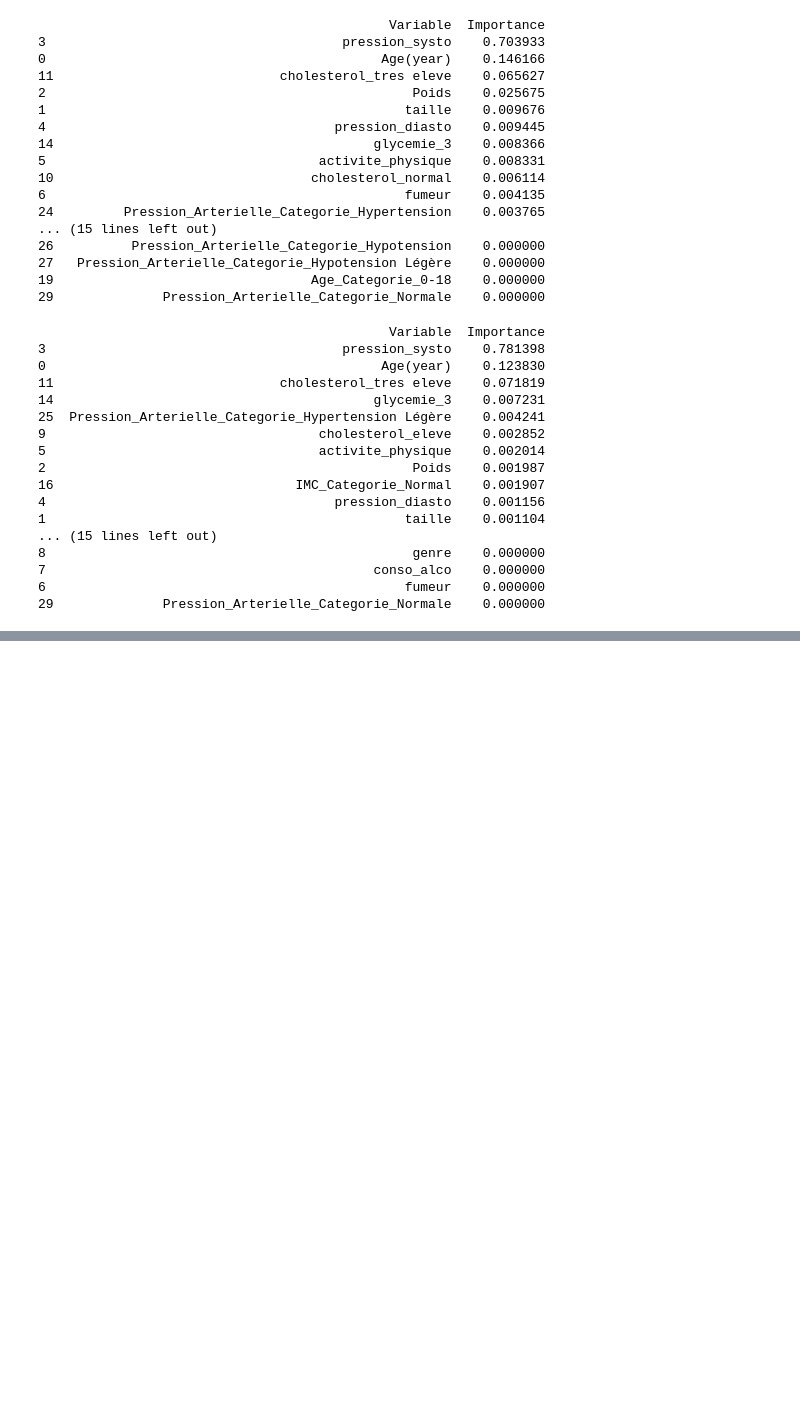
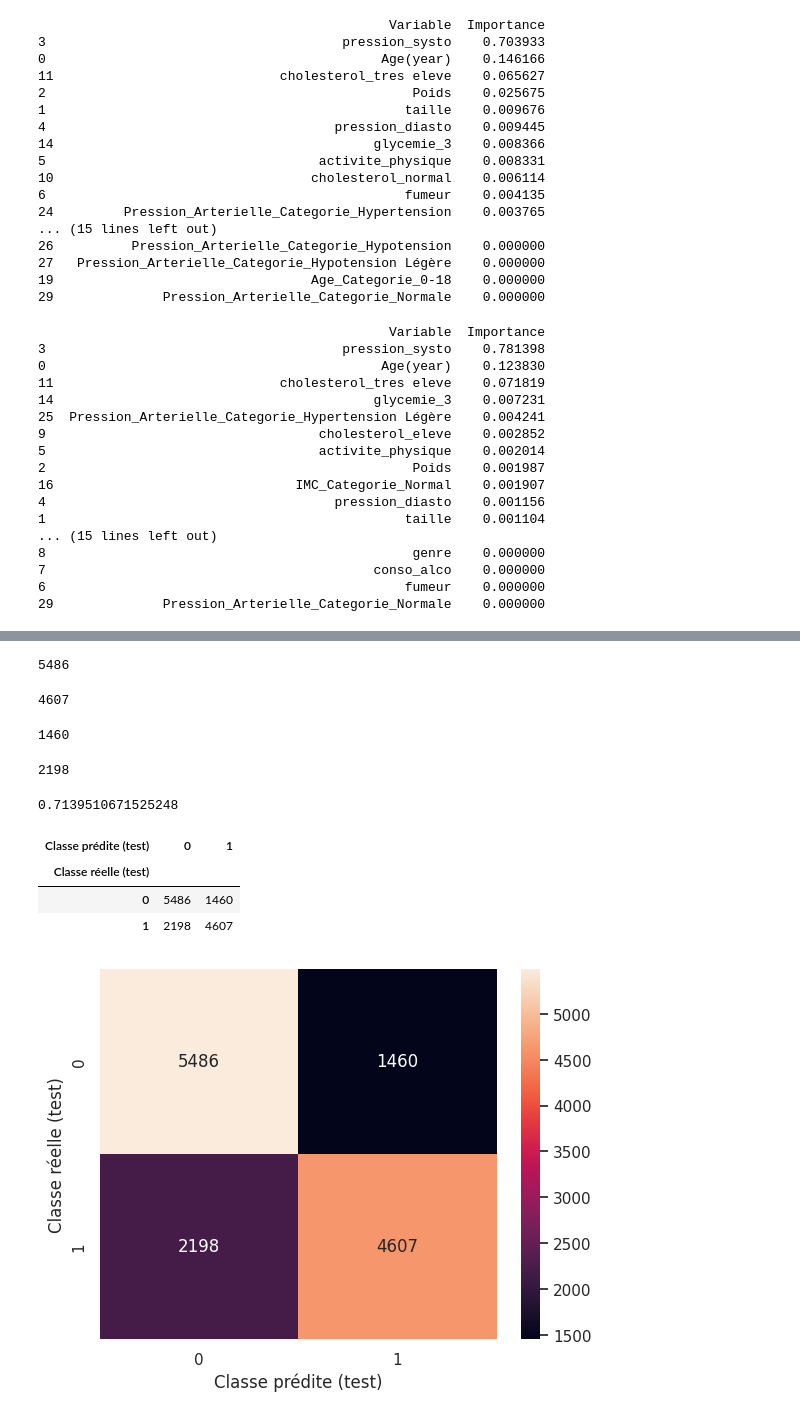
Before and after one commit to alaincrenner/heart_attack, a Jupyter notebook: MaladieCardiaque_SVM.ipynb, the cells around one changed output, grey strips where cells are left out. Cells and saved outputs as stored; diff of their text form; code cells hidden in the pictures; blank space fills up the shorter version.

```diff
--- a/MaladieCardiaque_SVM.ipynb
+++ b/MaladieCardiaque_SVM.ipynb
@@ -944,0 +1012,6 @@ print(feature_importance_df)
+# %%
+# Création de l'objet GridSearchCV
+grid_search_forest = GridSearchCV(clf_forest, param_grid, cv=5, scoring='accuracy')
+# %%
+# Ajustement du modèle
+grid_search_forest.fit(x_train, y_train)
@@ -944,0 +1031,12 @@ print(feature_importance_df)
+# %%
+# Prédiction sur l'ensemble de test avec le meilleur modèle
+y_pred_forest_grid = grid_search_forest.best_estimator_.predict(x_test)
+
+# Matrice de confusion
+cm_forest_grid = pd.crosstab(y_test, y_pred_forest_grid, rownames=['Classe réelle (test)'], colnames=['Classe prédite (test)'], margins=True)
+cm_forest_grid_graph = pd.crosstab(y_test, y_pred_forest_grid, rownames=['Classe réelle (test)'], colnames=['Classe prédite (test)'], margins=False)
+display(cm_forest_grid)
+
+# Rapport de classification
+report_forest_grid = classification_report(y_true=y_test, y_pred=y_pred_forest_grid)
+print(report_forest_grid)
@@ -944,0 +1057,28 @@ print(feature_importance_df)
+# %%
+#calcul de la précision
+TN =cm_forest_grid[0][0]
+FP = cm_forest_grid[0][1]
+FN =cm_forest_grid[1][0]
+TP = cm_forest_grid[1][1]
+
+display(TN)
+display(TP)
+display(FN)
+display(FP)
+
+score = TN/(TN+FP)
+display(score)
+
+sns.heatmap(cm_forest_grid_graph, annot=True, fmt='.4g')
+display(cm_forest_grid_graph)
+# %% [output]
+5486
+4607
+1460
+2198
+0.7139510671525248
+| Classe prédite (test) | 0 | 1 |
+| Classe réelle (test) |  |  |
+| 0 | 5486 | 1460 |
+| 1 | 2198 | 4607 |
+[figure, added]
```
Also changed, not shown: parts of 7 cells of this notebook.
